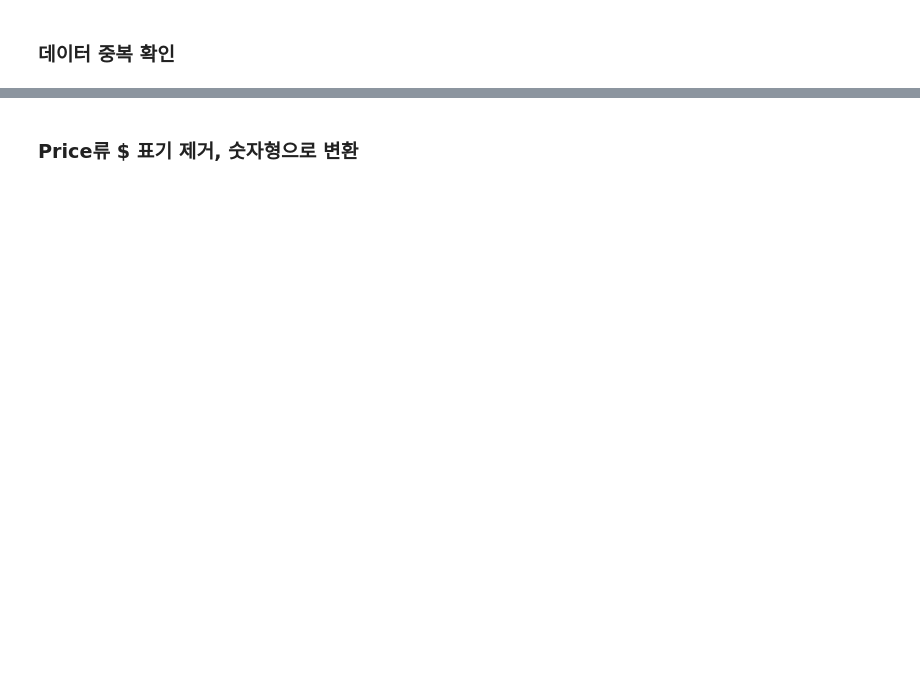
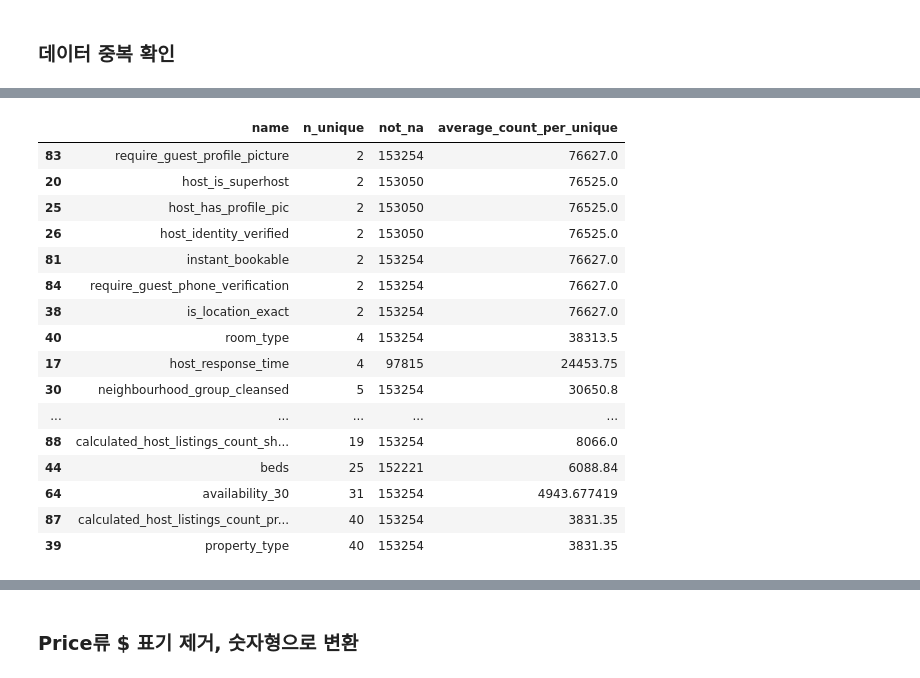
Before and after one commit to whitw/CAUBigdata, a Jupyter notebook: run.ipynb, the cells around one changed output, grey strips where cells are left out. Saved outputs shown, nothing was run; the diff lists cells and outputs as text; code cells hidden in the pictures; blank space fills up the shorter version.

```diff
--- a/run.ipynb
+++ b/run.ipynb
@@ -224,0 +263,25 @@ Dataframe 크기: (153254, 90)
+# %%
+df_overlap_rate = pd.DataFrame(columns=['name', 'n_unique', 'not_na'])
+for column in data:
+    new_row = pd.Series({"name":column, "n_unique":data[column].value_counts().count(), "not_na":data[column].count(), "dtype":data[column].dtype}, name=column)
+    df_overlap_rate.loc[len(df_overlap_rate)] = new_row
+df_overlap_rate["average_count_per_unique"] = df_overlap_rate["not_na"] / df_overlap_rate["n_unique"]
+df_overlap_rate[df_overlap_rate.n_unique < 50].sort_values(by='n_unique')
+# %% [output]
+|  | name | n_unique | not_na | average_count_per_unique |
+| 83 | require_guest_profile_picture | 2 | 153254 | 76627.0 |
+| 20 | host_is_superhost | 2 | 153050 | 76525.0 |
+| 25 | host_has_profile_pic | 2 | 153050 | 76525.0 |
+| 26 | host_identity_verified | 2 | 153050 | 76525.0 |
+| 81 | instant_bookable | 2 | 153254 | 76627.0 |
+| 84 | require_guest_phone_verification | 2 | 153254 | 76627.0 |
+| 38 | is_location_exact | 2 | 153254 | 76627.0 |
+| 40 | room_type | 4 | 153254 | 38313.5 |
+| 17 | host_response_time | 4 | 97815 | 24453.75 |
+| 30 | neighbourhood_group_cleansed | 5 | 153254 | 30650.8 |
+| ... | ... | ... | ... | ... |
+| 88 | calculated_host_listings_count_sh... | 19 | 153254 | 8066.0 |
+| 44 | beds | 25 | 152221 | 6088.84 |
+| 64 | availability_30 | 31 | 153254 | 4943.677419 |
+| 87 | calculated_host_listings_count_pr... | 40 | 153254 | 3831.35 |
+| 39 | property_type | 40 | 153254 | 3831.35 |
```
Also changed, not shown: parts of 18 cells of this notebook.
